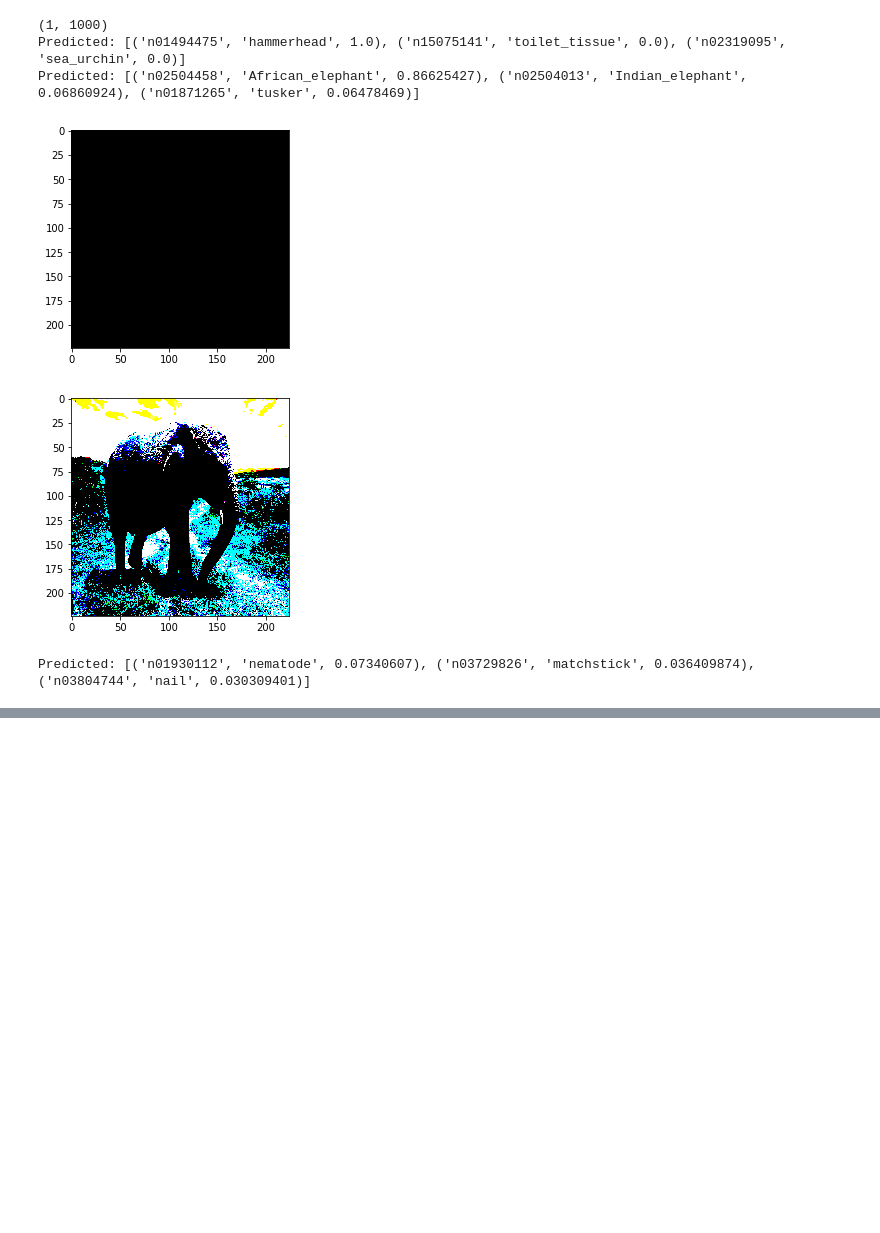
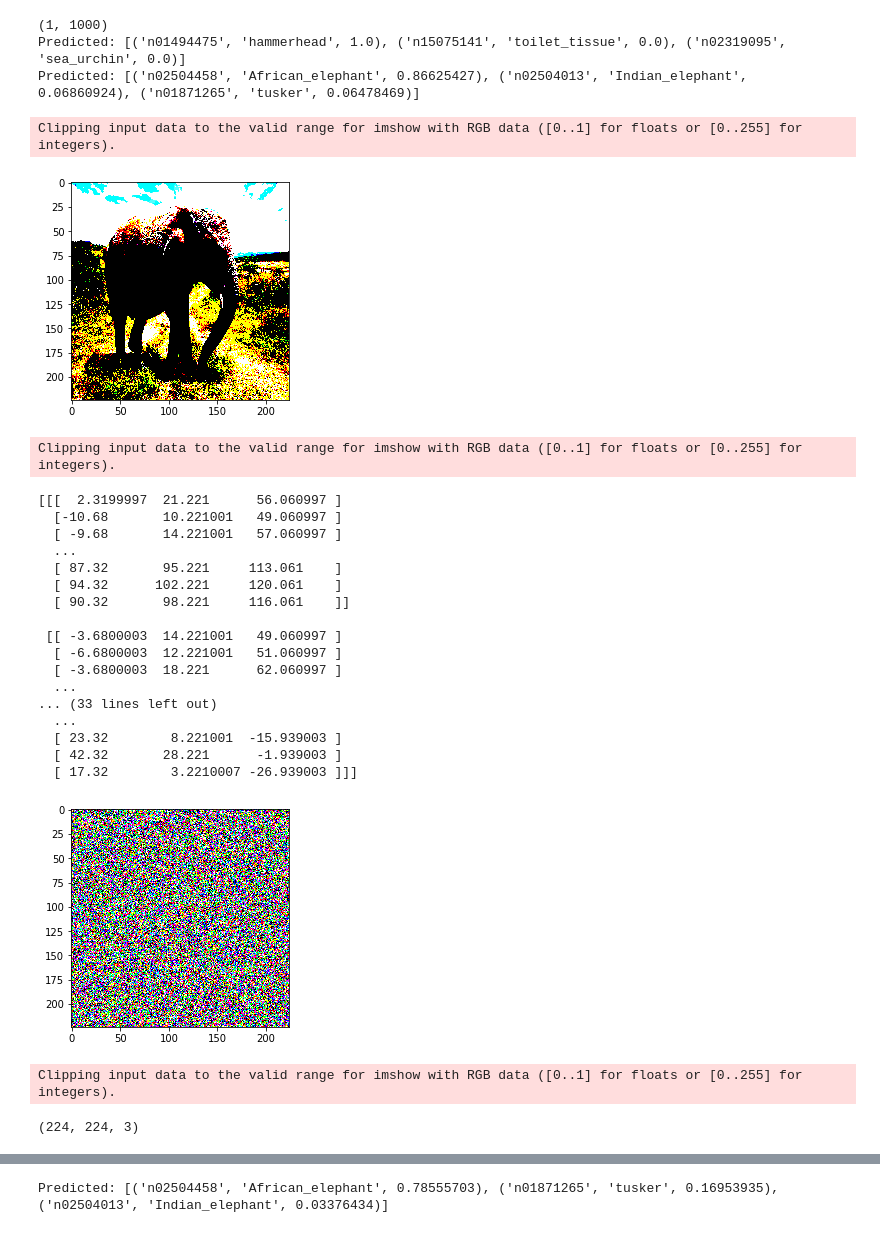
Before and after one commit to andrscyv/am_proyecto_final, a Jupyter notebook: ejemplo_adversarial_resnet.ipynb, the cells around one changed output, grey strips where cells are left out. Drawn from its saved outputs; the diff is of its cells as text; code cells hidden in the pictures; blank space fills up the shorter version.

```diff
--- a/ejemplo_adversarial_resnet.ipynb
+++ b/ejemplo_adversarial_resnet.ipynb
@@ -67,18 +70,45 @@ Predicted: [('n01494475', 'hammerhead', 1.0), ('n15075141', 'toilet_tissue', 0.0
 Predicted: [('n02504458', 'African_elephant', 0.86625427), ('n02504013', 'Indian_elephant', 0.06860924), ('n01871265', 'tusker', 0.06478469)]
 # %%
 #applying random noise does not fool the classifier
-quantized_noise = np.round(np.random.normal(loc=0.0, scale=0.3, size=img.shape) * 255.) / 255.
-noisy_img = np.clip(img + quantized_noise, 0., 1.)
+#quantized_noise = np.round(np.random.normal(loc=0.0, scale=0.3, size=img.shape) * 255.) / 255.
+quantized_noise = np.round(np.random.normal(loc=0.0, scale=0.2, size=x_not_pre.shape) * 255.)
+#noisy_img = np.clip(img + quantized_noise, 0., 1.)
 #plt.imshow(quantized_noise[0],vmin=0., vmax=1.)
+plotImage(x_not_pre[0])
+print(x_not_pre[0])
+#plt.show()
 plotImage(quantized_noise[0])
-#plt.show()
-plotImage(noisy_img, (224,224,3))
-preds = model.predict(noisy_img)
+noisy_img = x_not_pre[0] + quantized_noise[0]
+print(noisy_img.shape)
+plotImage(noisy_img)
+noisy_img_pre = np.expand_dims(noisy_img, axis=0)
+noisy_img_pre = preprocess_input(noisy_img_pre)
+preds = model.predict(noisy_img_pre)
 # decode the results into a list of tuples (class, description, probability)
 # (one such list for each sample in the batch)
 #### AQUI HAY ERROR
 print('Predicted:', decode_predictions(preds, top=3)[0])
 # %% [output]
+Clipping input data to the valid range for imshow with RGB data ([0..1] for floats or [0..255] for integers).
-[figure, old version]
+[figure, new version]
+Clipping input data to the valid range for imshow with RGB data ([0..1] for floats or [0..255] for integers).
+[[[  2.3199997  21.221      56.060997 ]
+  [-10.68       10.221001   49.060997 ]
+  [ -9.68       14.221001   57.060997 ]
+  ...
+  [ 87.32       95.221     113.061    ]
+  [ 94.32      102.221     120.061    ]
+  [ 90.32       98.221     116.061    ]]
+
+ [[ -3.6800003  14.221001   49.060997 ]
+  [ -6.6800003  12.221001   51.060997 ]
+  [ -3.6800003  18.221      62.060997 ]
+  ...
+... (33 lines left out)
+  ...
+  [ 23.32        8.221001  -15.939003 ]
+  [ 42.32       28.221      -1.939003 ]
+  [ 17.32        3.2210007 -26.939003 ]]]
-[figure, old version]
+[figure, new version]
-Predicted: [('n01930112', 'nematode', 0.07340607), ('n03729826', 'matchstick', 0.036409874), ('n03804744', 'nail', 0.030309401)]
+Clipping input data to the valid range for imshow with RGB data ([0..1] for floats or [0..255] for integers).
+(224, 224, 3)
@@ -85,3 +116,4 @@ Predicted: [('n01930112', 'nematode', 0.07340607), ('n03729826', 'matchstick', 0
+Predicted: [('n02504458', 'African_elephant', 0.78555703), ('n01871265', 'tusker', 0.16953935), ('n02504013', 'Indian_elephant', 0.03376434)]
 # %%
 
 #custom activation function for keeping adversarial pixel values between 0.0 and 1.0
```
Also changed, not shown: parts of 4 cells of this notebook, 1 other file.
